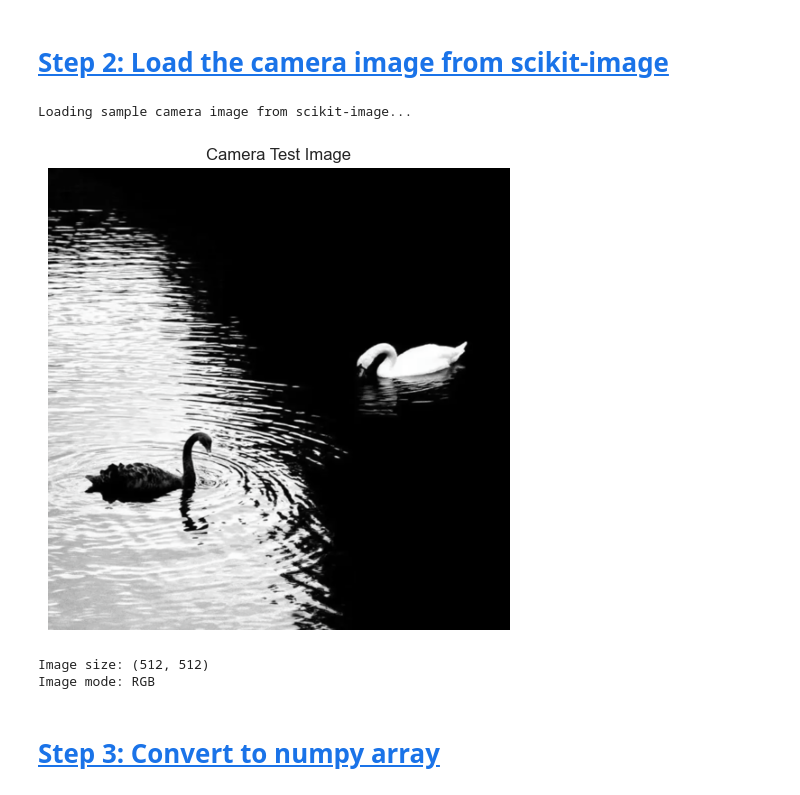
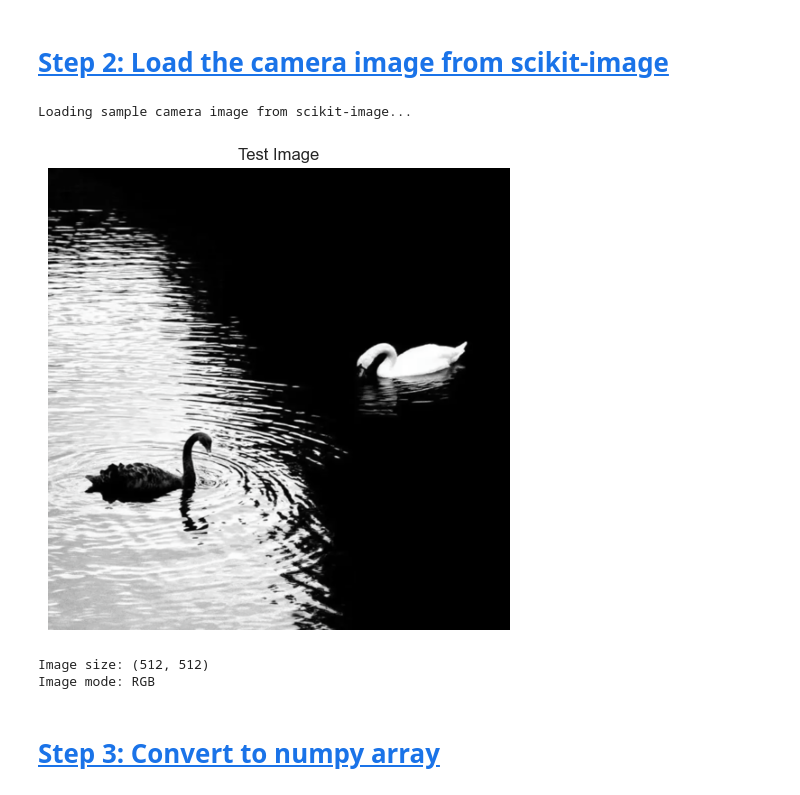
Before and after one commit to yuhaodongseu/course_work, a Jupyter notebook: coursework.ipynb, the cells around one changed output. Drawn from its saved outputs; the diff is of its cells as text; code cells hidden in the pictures.

```diff
--- a/coursework.ipynb
+++ b/coursework.ipynb
@@ -42,27 +42,27 @@ Libraries imported successfully!
 # <a id='toc3_'></a>[Step 2: Load the camera image from scikit-image](#toc0_)
 # %%
 print("Loading sample camera image from scikit-image...")
-file_path='C:/Users/dyh32/Desktop/st.png'
+file_path='st.png'
 img = Image.open(file_path)  # Grayscale image (512x512)
 img=img.resize((512,512))
 if img.mode!='RGB':
     img=img.convert('RGB')
 
 # Convert to RGB (since our steganography code expects 3 channels)
 
 
 # Display the image
 plt.figure()
 plt.imshow(img)
-plt.title('Camera Test Image')
+plt.title('Test Image')
 plt.axis('off')
 plt.show()
 
 print(f"Image size: {img.size}")
 print(f"Image mode: {img.mode}")
 # %% [output]
 Loading sample camera image from scikit-image...
-[figure, old version]
+[figure, new version]
 Image size: (512, 512)
 Image mode: RGB
 # %% [markdown]
```
